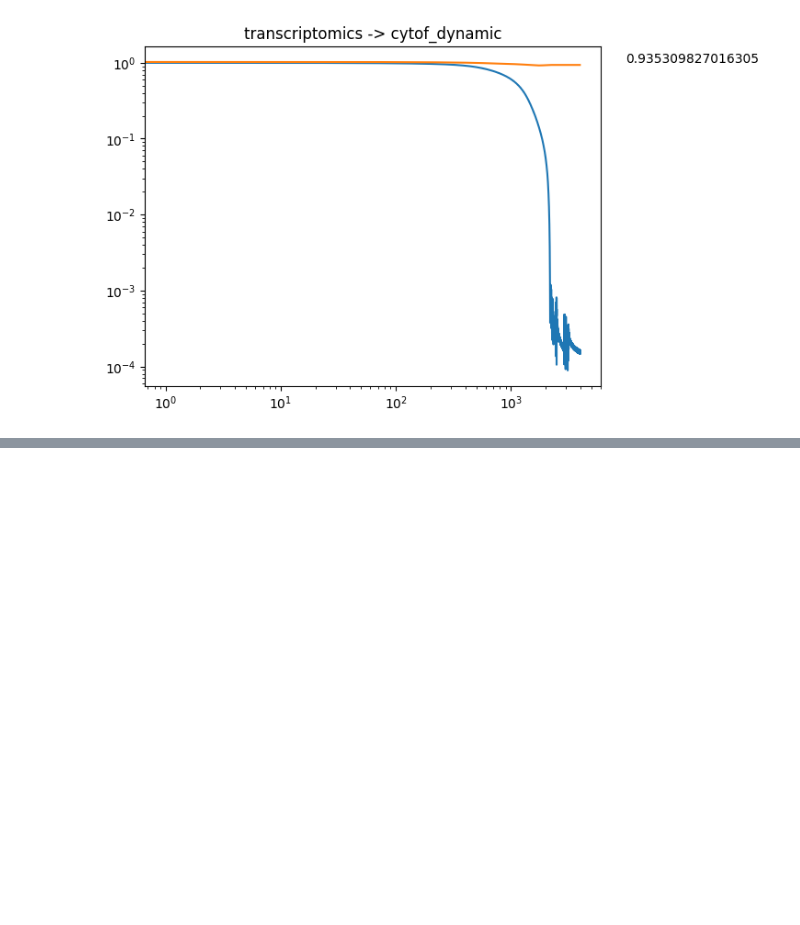
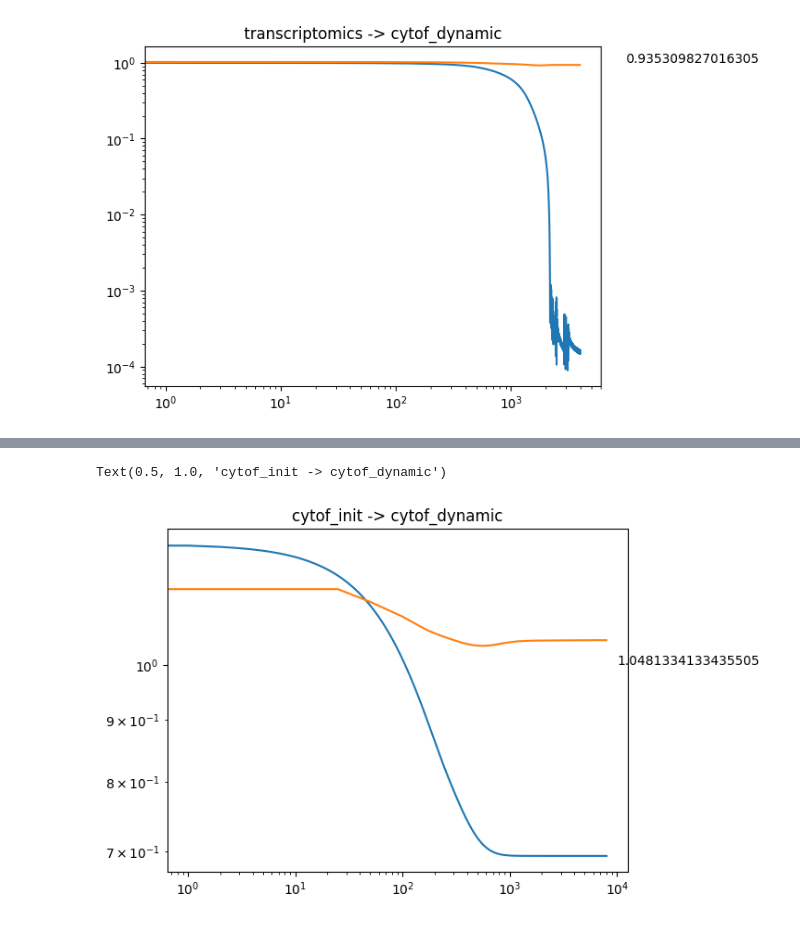
Before and after one commit to frohlich-lab/DeepMechanisticModels, a Jupyter notebook: pca_experiments/regress_PCA_cytof_dynamic.ipynb, the cells around one changed output, grey strips where cells are left out. Cells and saved outputs as stored; diff of their text form; code cells hidden in the pictures; blank space fills up the shorter version.

```diff
--- a/pca_experiments/regress_PCA_cytof_dynamic.ipynb
+++ b/pca_experiments/regress_PCA_cytof_dynamic.ipynb
@@ -400,0 +404,19 @@ Text(0.5, 1.0, 'cytof_dynamic -> cytof_dynamic')
+# %%
+model, loss_train_history, loss_val_history = train_MLP(
+    input_context="cytof_init", num_pca_input=0.95,
+    target_context="cytof_dynamic", num_pca_target=0.95,
+    depth=0, width=10, activation_fn_name="swish",
+    l1reg_scale=0.5,
+    lr=1e-3, weight_decay=0.1,
+    num_epochs=8000
+)
+
+plt.plot(np.arange(0, 8000), loss_train_history)
+plt.plot(np.arange(0, 8000, 25), loss_val_history)
+plt.text(10000, 1, loss_val_history[-1])
+plt.xscale('log')
+plt.yscale('log')
+plt.title("cytof_init -> cytof_dynamic")
+# %% [output]
+Text(0.5, 1.0, 'cytof_init -> cytof_dynamic')
+[figure, added]
```
Also changed, not shown: parts of 6 cells of this notebook, 1 other file.
